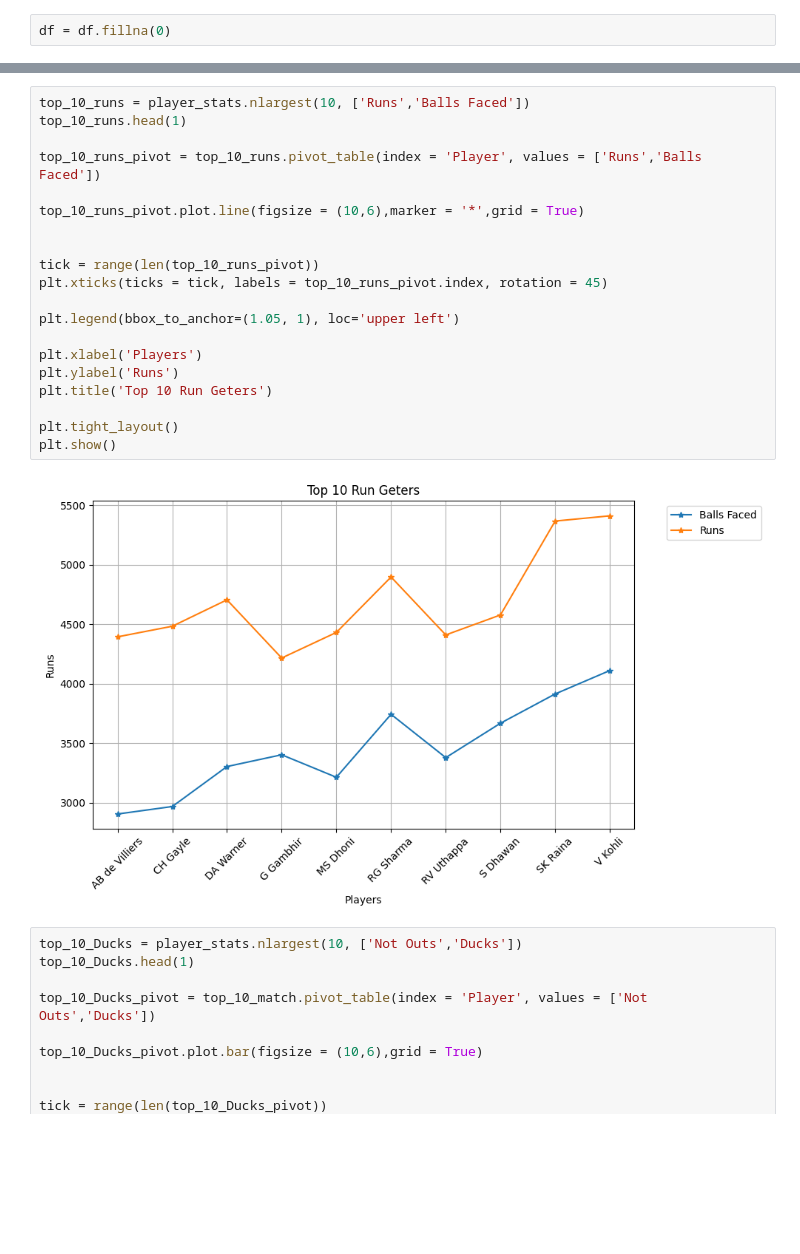
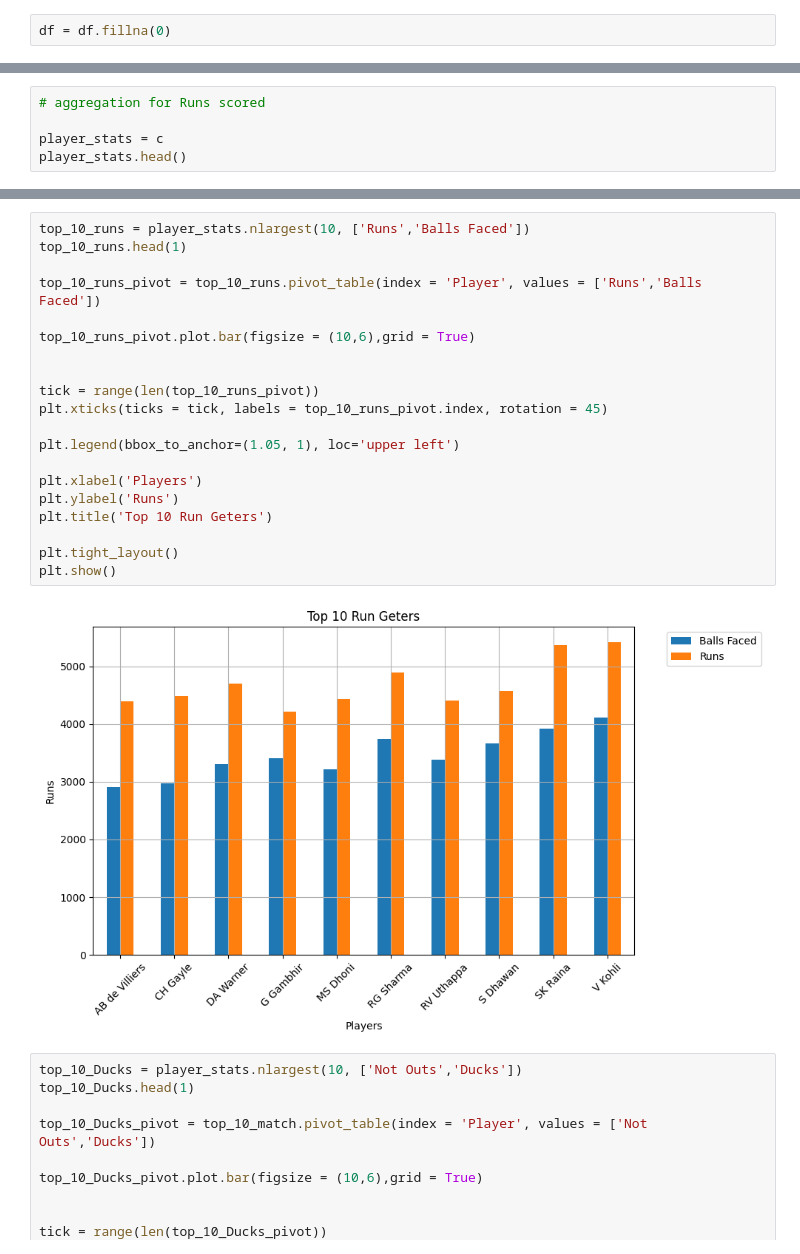
Before and after one commit to Udhay2898/Cricket_stat, a Jupyter notebook: Cricket Stat(Bar).ipynb, the cells around one changed output, grey strips where cells are left out. Saved outputs shown, nothing was run; the diff lists cells and outputs as text; blank space fills up the shorter version.

Commit message:
Cricket Stat(Bar)

```diff
--- a/Cricket Stat(Bar).ipynb
+++ b/Cricket Stat(Bar).ipynb
@@ -229,0 +193,5 @@ player_stats.head()
+# %%
+# aggregation for Runs scored
+
+player_stats = c
+player_stats.head()
@@ -252,25 +228,25 @@ plt.show()
 # %%
 top_10_runs = player_stats.nlargest(10, ['Runs','Balls Faced'])
 top_10_runs.head(1)
 
 top_10_runs_pivot = top_10_runs.pivot_table(index = 'Player', values = ['Runs','Balls Faced'])
 
-top_10_runs_pivot.plot.line(figsize = (10,6),marker = '*',grid = True)
+top_10_runs_pivot.plot.bar(figsize = (10,6),grid = True)
 
 
 tick = range(len(top_10_runs_pivot))
 plt.xticks(ticks = tick, labels = top_10_runs_pivot.index, rotation = 45)
 
 plt.legend(bbox_to_anchor=(1.05, 1), loc='upper left')
 
 plt.xlabel('Players')
 plt.ylabel('Runs')
 plt.title('Top 10 Run Geters')
 
 plt.tight_layout()
 plt.show()
 # %% [output]
-[figure, old version]
+[figure, new version]
 # %%
 top_10_Ducks = player_stats.nlargest(10, ['Not Outs','Ducks'])
 top_10_Ducks.head(1)
```
Also changed, not shown: parts of 21 cells of this notebook.
